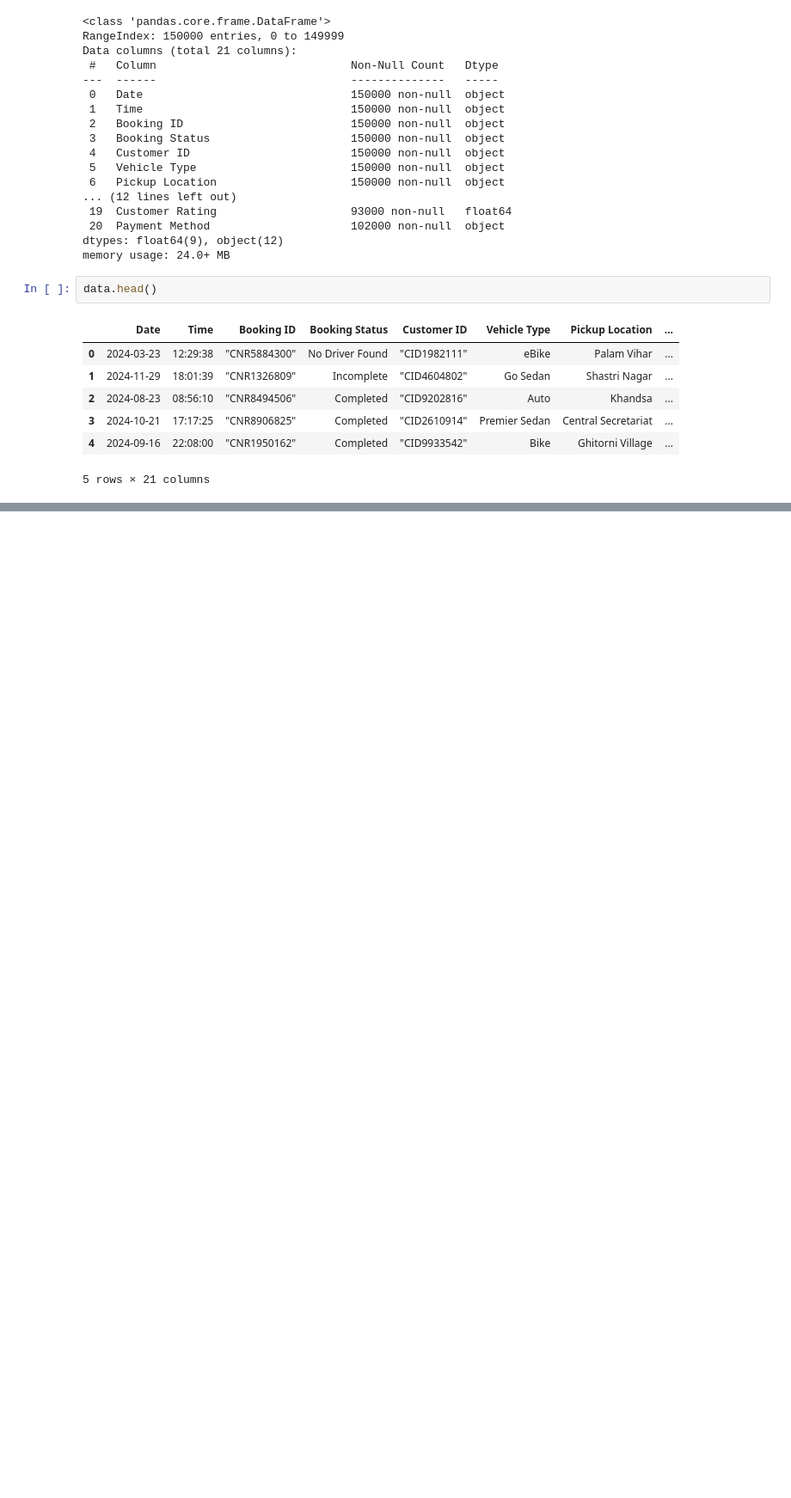
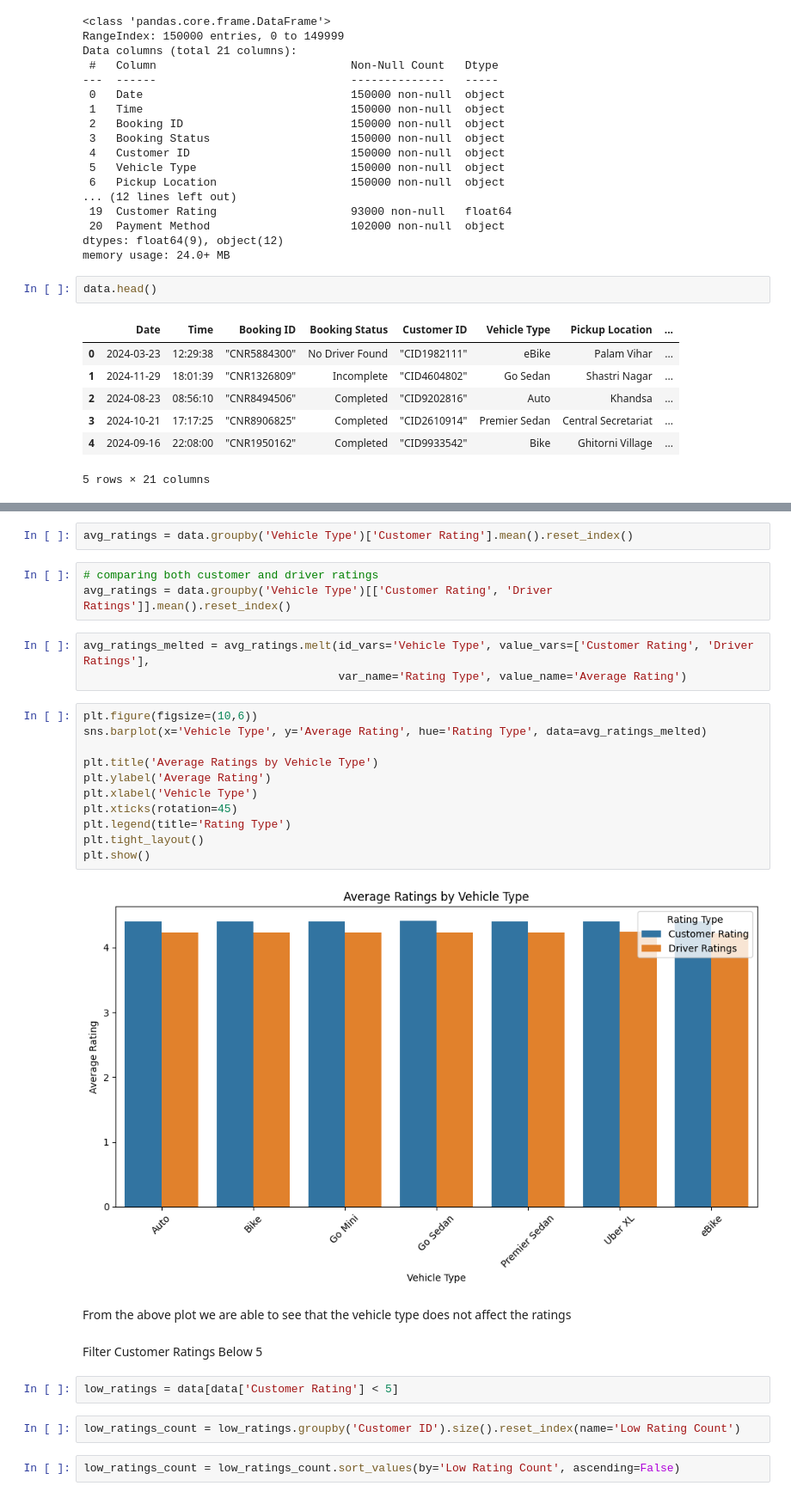
Before and after one commit to Annex-Ogeya/PYDATA, a Jupyter notebook: Data_storytelling/uber_analytics.ipynb, the cells around one changed output, grey strips where cells are left out. Shown at 86% size. Cells and saved outputs as stored; diff of their text form; blank space fills up the shorter version.

```diff
--- a/Data_storytelling/uber_analytics.ipynb
+++ b/Data_storytelling/uber_analytics.ipynb
@@ -34,0 +334,31 @@ data.head()
+# %%
+avg_ratings = data.groupby('Vehicle Type')['Customer Rating'].mean().reset_index()
+# %%
+# comparing both customer and driver ratings
+avg_ratings = data.groupby('Vehicle Type')[['Customer Rating', 'Driver Ratings']].mean().reset_index()
+# %%
+avg_ratings_melted = avg_ratings.melt(id_vars='Vehicle Type', value_vars=['Customer Rating', 'Driver Ratings'],
+                                      var_name='Rating Type', value_name='Average Rating')
+# %%
+plt.figure(figsize=(10,6))
+sns.barplot(x='Vehicle Type', y='Average Rating', hue='Rating Type', data=avg_ratings_melted)
+
+plt.title('Average Ratings by Vehicle Type')
+plt.ylabel('Average Rating')
+plt.xlabel('Vehicle Type')
+plt.xticks(rotation=45)
+plt.legend(title='Rating Type')
+plt.tight_layout()
+plt.show()
+# %% [output]
+[figure, added]
+# %% [markdown]
+From the above plot we are able to see that the vehicle type does not affect the ratings
+# %% [markdown]
+Filter Customer Ratings Below 5
+# %%
+low_ratings = data[data['Customer Rating'] < 5]
+# %%
+low_ratings_count = low_ratings.groupby('Customer ID').size().reset_index(name='Low Rating Count')
+# %%
+low_ratings_count = low_ratings_count.sort_values(by='Low Rating Count', ascending=False)
```
Also changed, not shown: parts of 70 cells of this notebook, 11 other files.
